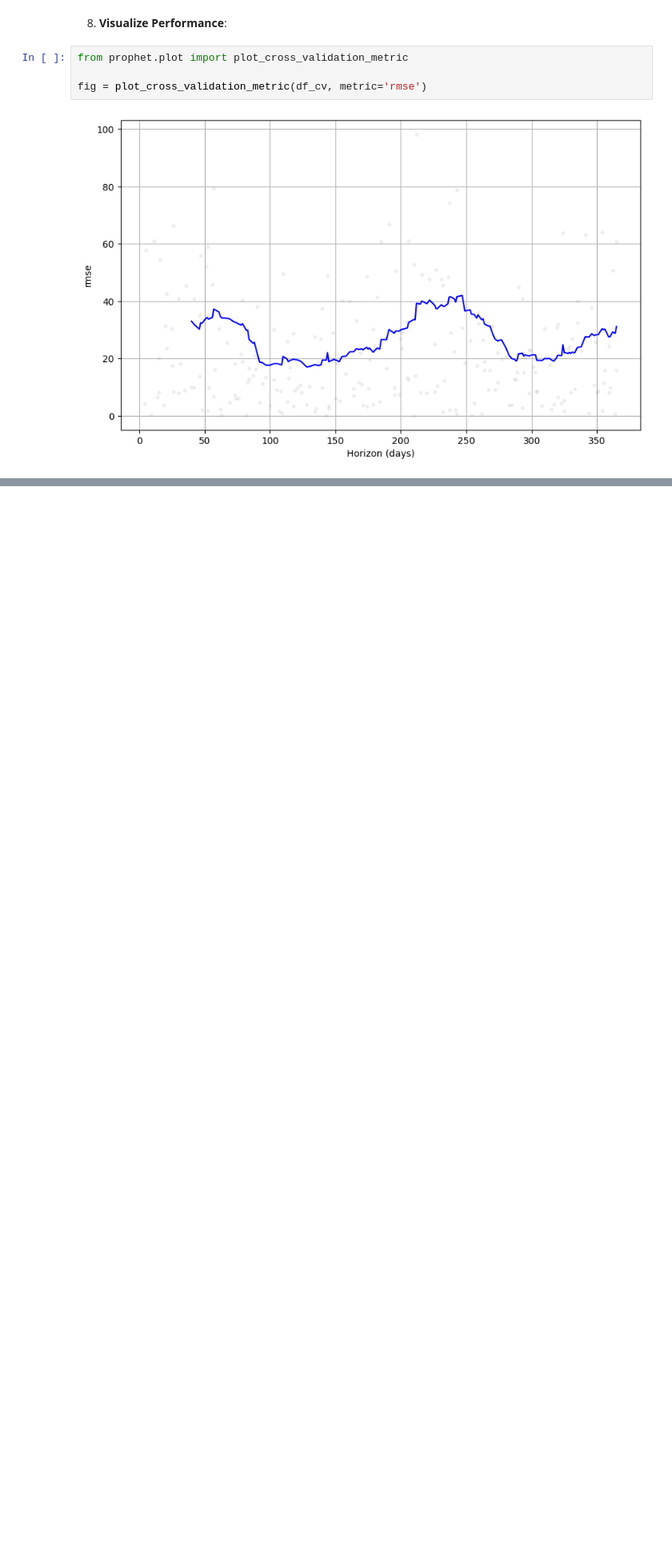
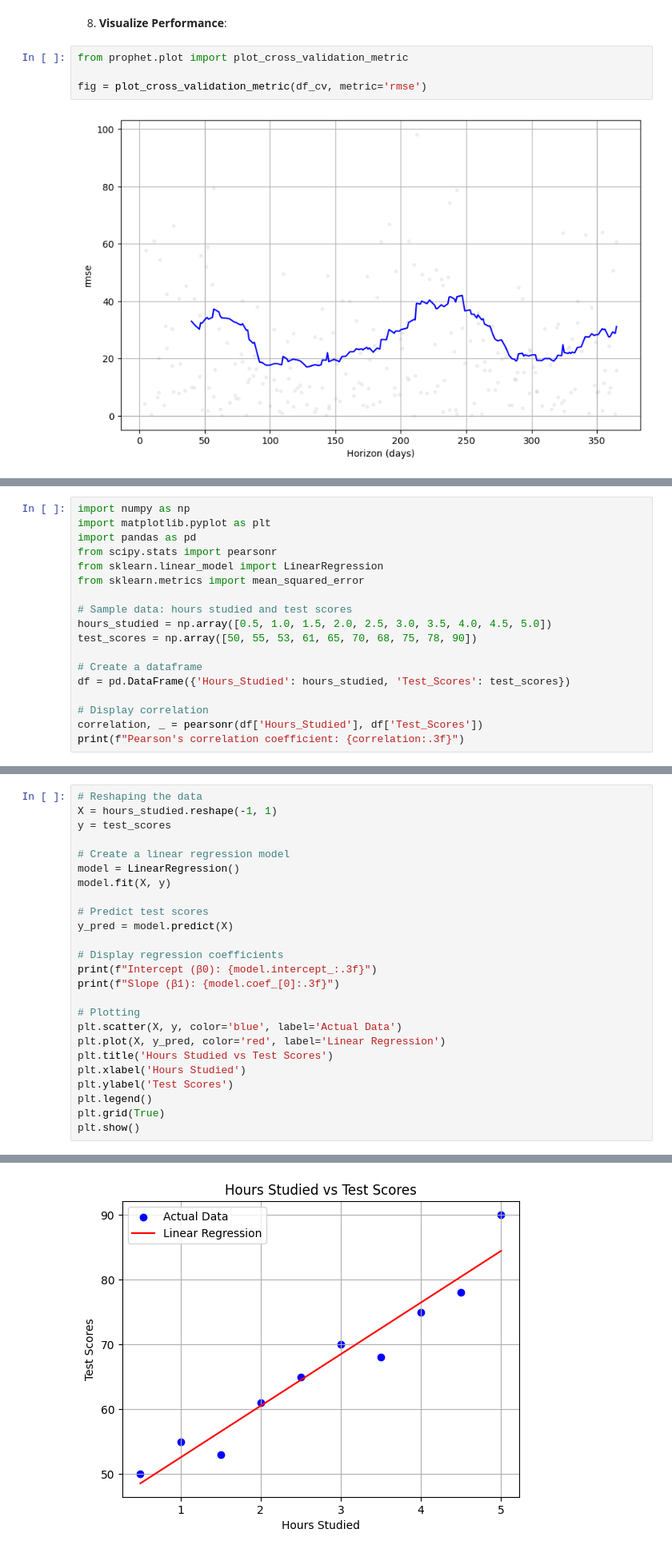
Before and after one commit to natapone/learning_ai_by_coding, a Jupyter notebook: 1-4_statistic.ipynb, the cells around one changed output, grey strips where cells are left out. Shown at 80% size. Cells and saved outputs as stored; diff of their text form; blank space fills up the shorter version.

Commit message:
Multivariate Regression

```diff
--- a/1-4_statistic.ipynb
+++ b/1-4_statistic.ipynb
@@ -1091,0 +1428,18 @@ fig = plot_cross_validation_metric(df_cv, metric='rmse')
+# %%
+import numpy as np
+import matplotlib.pyplot as plt
+import pandas as pd
+from scipy.stats import pearsonr
+from sklearn.linear_model import LinearRegression
+from sklearn.metrics import mean_squared_error
+
+# Sample data: hours studied and test scores
+hours_studied = np.array([0.5, 1.0, 1.5, 2.0, 2.5, 3.0, 3.5, 4.0, 4.5, 5.0])
+test_scores = np.array([50, 55, 53, 61, 65, 70, 68, 75, 78, 90])
+
+# Create a dataframe
+df = pd.DataFrame({'Hours_Studied': hours_studied, 'Test_Scores': test_scores})
+
+# Display correlation
+correlation, _ = pearsonr(df['Hours_Studied'], df['Test_Scores'])
+print(f"Pearson's correlation coefficient: {correlation:.3f}")
@@ -1091,0 +1452,26 @@ fig = plot_cross_validation_metric(df_cv, metric='rmse')
+# %%
+# Reshaping the data
+X = hours_studied.reshape(-1, 1)
+y = test_scores
+
+# Create a linear regression model
+model = LinearRegression()
+model.fit(X, y)
+
+# Predict test scores
+y_pred = model.predict(X)
+
+# Display regression coefficients
+print(f"Intercept (β0): {model.intercept_:.3f}")
+print(f"Slope (β1): {model.coef_[0]:.3f}")
+
+# Plotting
+plt.scatter(X, y, color='blue', label='Actual Data')
+plt.plot(X, y_pred, color='red', label='Linear Regression')
+plt.title('Hours Studied vs Test Scores')
+plt.xlabel('Hours Studied')
+plt.ylabel('Test Scores')
+plt.legend()
+plt.grid(True)
+plt.show()
+# %% [output]
@@ -1091,0 +1480 @@ fig = plot_cross_validation_metric(df_cv, metric='rmse')
+[figure, added]
```
Also changed, not shown: parts of 50 cells of this notebook.
